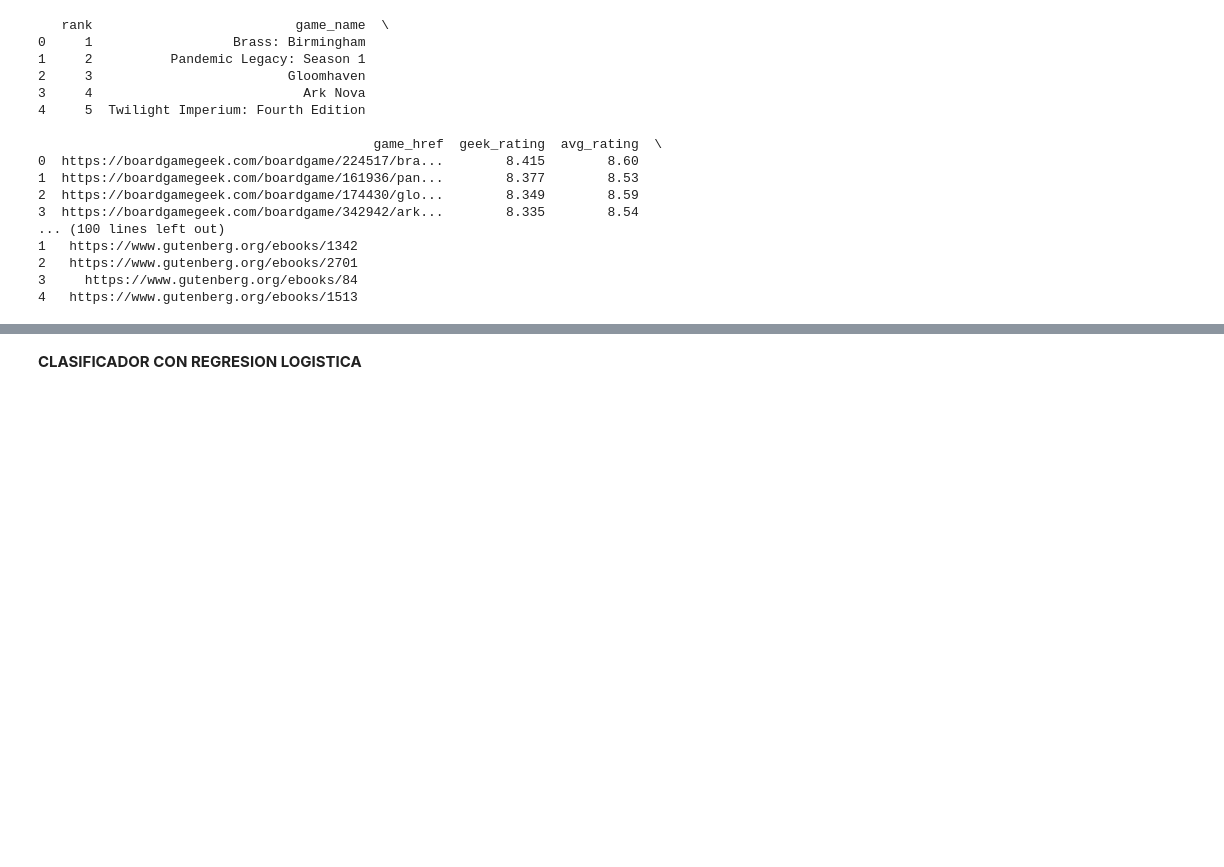
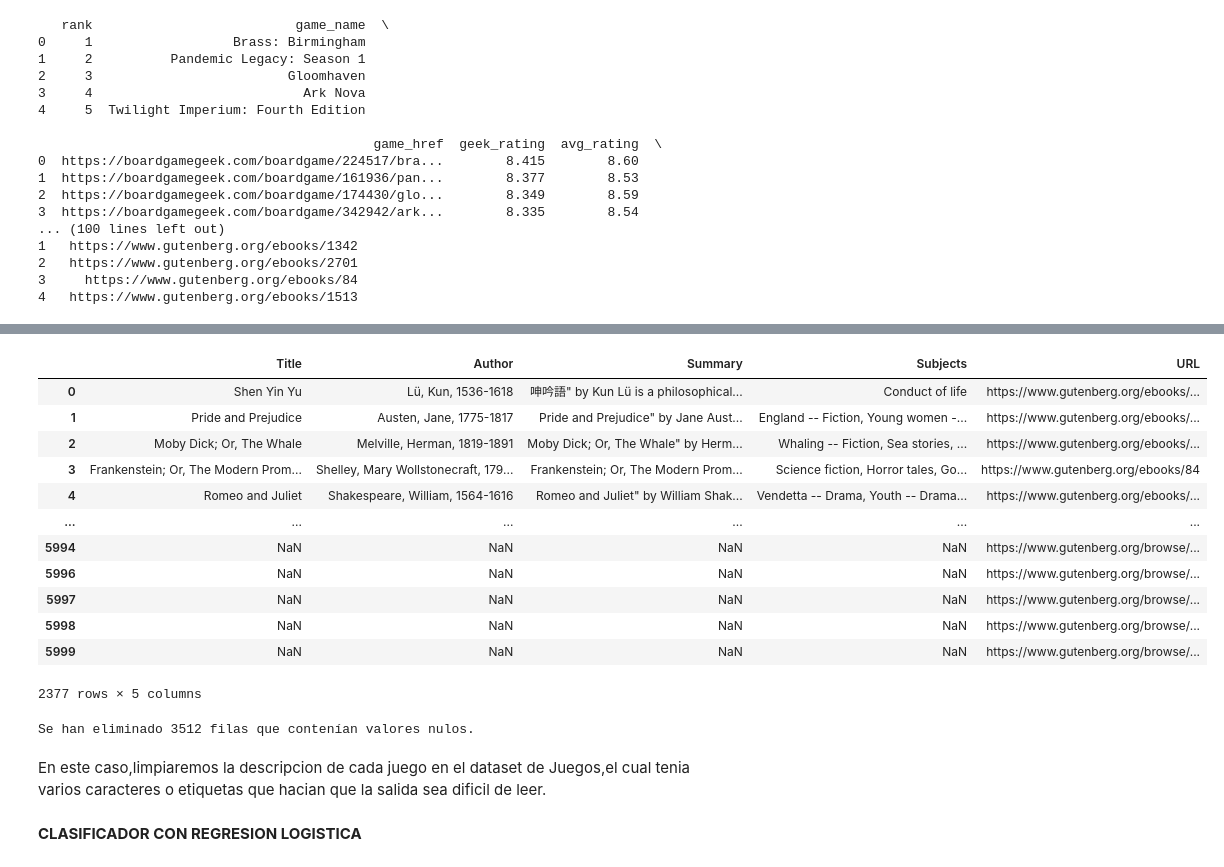
Before and after one commit to SolKidonakis/TP1NLP, a Jupyter notebook: TP1NLP.ipynb, the cells around one changed output, grey strips where cells are left out. Drawn from its saved outputs; the diff is of its cells as text; code cells hidden in the pictures; blank space fills up the shorter version.

```diff
--- a/TP1NLP.ipynb
+++ b/TP1NLP.ipynb
@@ -169,6 +166,0 @@ Notamos que habia titulos duplicados en el dataset de Libros,por lo que decidimo
-# %%
-# Eliminar duplicados en base a las columnas Title y Author
-books_df = books_df.drop_duplicates(subset=['Title', 'Author'])
-
-# Verificar la cantidad de registros únicos después de eliminar duplicados
-print("Cantidad de títulos únicos después de eliminar duplicados:", books_df.shape[0])
@@ -177,3 +198,28 @@ Cantidad de títulos únicos después de eliminar duplicados: 1176
+# %%
+books_df.drop_duplicates()
+# %% [output]
+|  | Title | Author | Summary | Subjects | URL |
+| 0 | Shen Yin Yu | Lü, Kun, 1536-1618 | 呻吟語" by Kun Lü is a philosophical... | Conduct of life | https://www.gutenberg.org/ebooks/... |
+| 1 | Pride and Prejudice | Austen, Jane, 1775-1817 | Pride and Prejudice" by Jane Aust... | England -- Fiction, Young women -... | https://www.gutenberg.org/ebooks/... |
+| 2 | Moby Dick; Or, The Whale | Melville, Herman, 1819-1891 | Moby Dick; Or, The Whale" by Herm... | Whaling -- Fiction, Sea stories, ... | https://www.gutenberg.org/ebooks/... |
+| 3 | Frankenstein; Or, The Modern Prom... | Shelley, Mary Wollstonecraft, 179... | Frankenstein; Or, The Modern Prom... | Science fiction, Horror tales, Go... | https://www.gutenberg.org/ebooks/84 |
+| 4 | Romeo and Juliet | Shakespeare, William, 1564-1616 | Romeo and Juliet" by William Shak... | Vendetta -- Drama, Youth -- Drama... | https://www.gutenberg.org/ebooks/... |
+| ... | ... | ... | ... | ... | ... |
+| 5994 | NaN | NaN | NaN | NaN | https://www.gutenberg.org/browse/... |
+| 5996 | NaN | NaN | NaN | NaN | https://www.gutenberg.org/browse/... |
+| 5997 | NaN | NaN | NaN | NaN | https://www.gutenberg.org/browse/... |
+| 5998 | NaN | NaN | NaN | NaN | https://www.gutenberg.org/browse/... |
+| 5999 | NaN | NaN | NaN | NaN | https://www.gutenberg.org/browse/... |
+2377 rows × 5 columns
+# %%
+filas_con_nulos = books_df.isnull().any(axis=1).sum()
+if filas_con_nulos > 0:
+    books_df = books_df.dropna()
+    print(f"\nSe han eliminado {filas_con_nulos} filas que contenían valores nulos.")
+# %% [output]
+Se han eliminado 3512 filas que contenían valores nulos.
+# %% [markdown]
+En este caso,limpiaremos la descripcion de cada juego en el dataset de Juegos,el cual tenia varios caracteres o etiquetas que hacian que la salida sea dificil de leer.
 # %%
 def limpiar_descripcion(descripcion):
     """Función para limpiar y mejorar la descripción del juego."""
```
Also changed, not shown: parts of 11 cells of this notebook.
